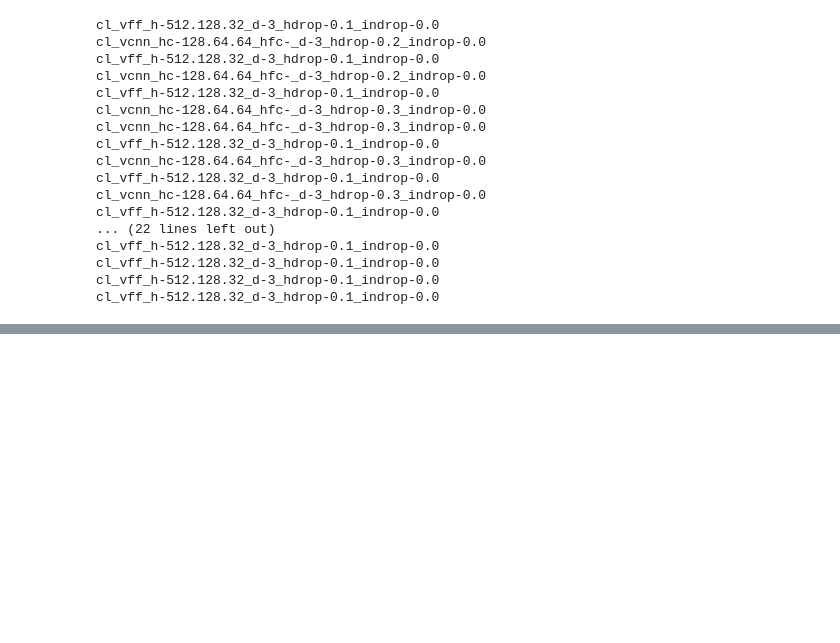
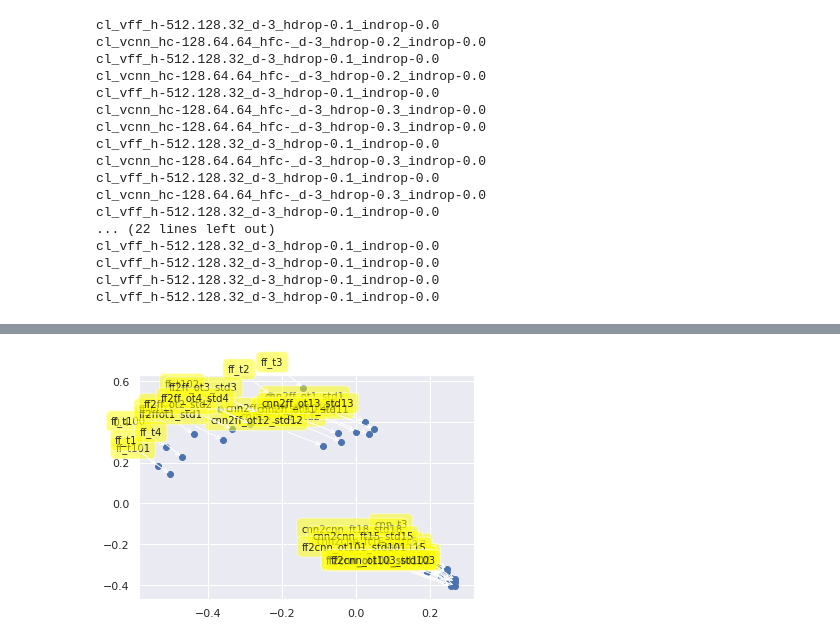
Before and after one commit to samiraabnar/Reflect, a Jupyter notebook: notebooks/mnist_repsim.ipynb, the cells around one changed output, grey strips where cells are left out. Cells and saved outputs as stored; diff of their text form; code cells hidden in the pictures; blank space fills up the shorter version.

```diff
--- a/notebooks/mnist_repsim.ipynb
+++ b/notebooks/mnist_repsim.ipynb
@@ -885 +938,6 @@ Ez, Lz = project2d(reploss_dic, dist_lists)
+# %%
+reploss_dic, dist_lists = get_reploss_dic(models, labels, cmnist_scale_test, repindex=1)
+scale_Ez, scale_Lz = project2d(reploss_dic, dist_lists)
+# %% [output]
+[figure, added]
 # %%
```
Also changed, not shown: parts of 31 cells of this notebook, 2 other files.
